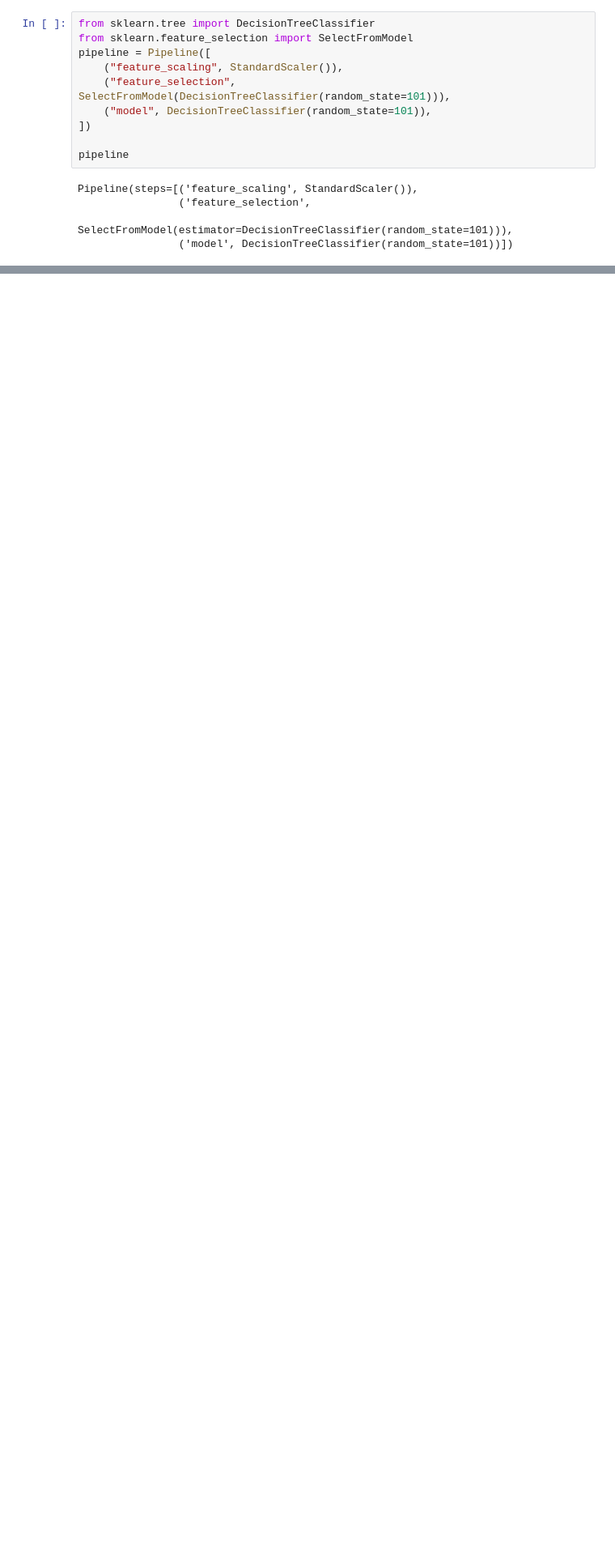
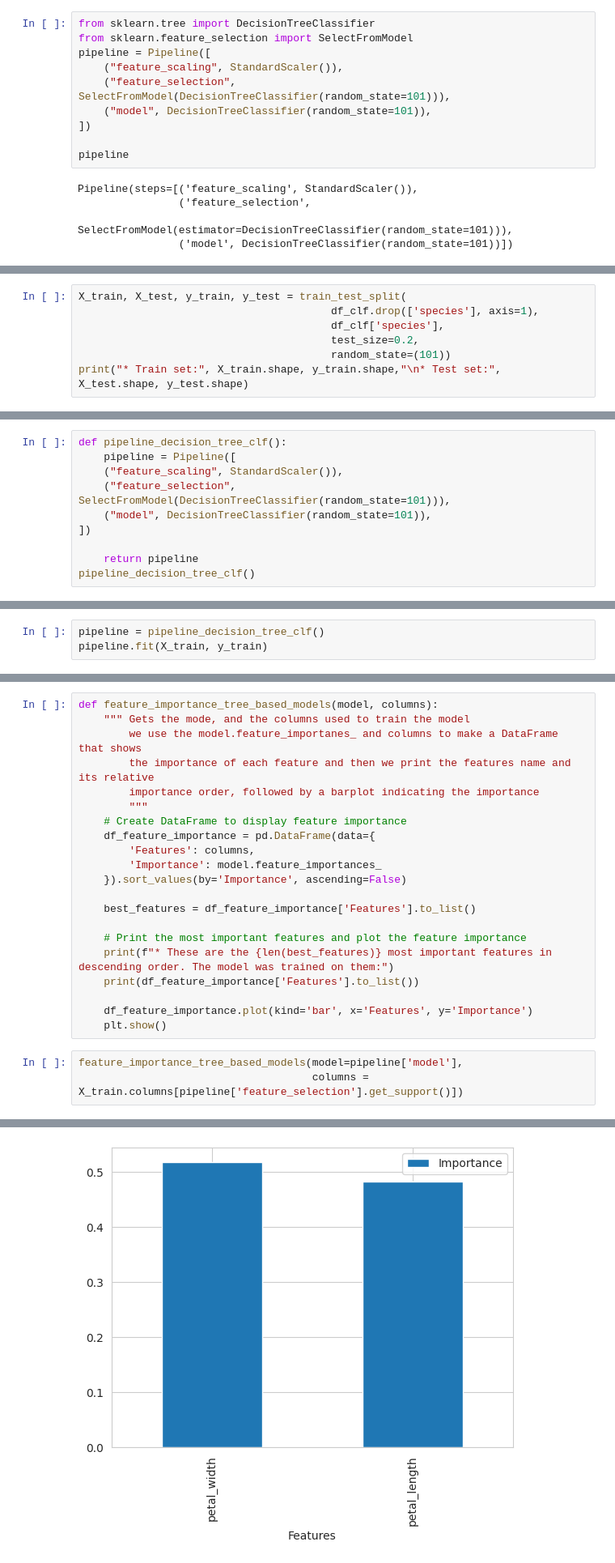
Before and after one commit to Danpr1984/Calculator-, a Jupyter notebook: scikit-learn.ipynb, the cells around one changed output, grey strips where cells are left out. Shown at 81% size. Cells and saved outputs as stored; diff of their text form; blank space fills up the shorter version.

```diff
--- a/scikit-learn.ipynb
+++ b/scikit-learn.ipynb
@@ -148,0 +445,7 @@ Pipeline(steps=[('feature_scaling', StandardScaler()),
+# %%
+X_train, X_test, y_train, y_test = train_test_split(
+                                        df_clf.drop(['species'], axis=1),
+                                        df_clf['species'],
+                                        test_size=0.2,
+                                        random_state=(101))
+print("* Train set:", X_train.shape, y_train.shape,"\n* Test set:", X_test.shape, y_test.shape)
@@ -148,0 +455,10 @@ Pipeline(steps=[('feature_scaling', StandardScaler()),
+# %%
+def pipeline_decision_tree_clf():
+    pipeline = Pipeline([
+    ("feature_scaling", StandardScaler()),
+    ("feature_selection", SelectFromModel(DecisionTreeClassifier(random_state=101))),
+    ("model", DecisionTreeClassifier(random_state=101)),
+])
+
+    return pipeline
+pipeline_decision_tree_clf()
@@ -148,0 +470,3 @@ Pipeline(steps=[('feature_scaling', StandardScaler()),
+# %%
+pipeline = pipeline_decision_tree_clf()
+pipeline.fit(X_train, y_train)
@@ -148,0 +478,25 @@ Pipeline(steps=[('feature_scaling', StandardScaler()),
+# %%
+def feature_importance_tree_based_models(model, columns):
+    """ Gets the mode, and the columns used to train the model
+        we use the model.feature_importanes_ and columns to make a DataFrame that shows
+        the importance of each feature and then we print the features name and its relative
+        importance order, followed by a barplot indicating the importance
+        """
+    # Create DataFrame to display feature importance
+    df_feature_importance = pd.DataFrame(data={
+        'Features': columns,
+        'Importance': model.feature_importances_
+    }).sort_values(by='Importance', ascending=False)
+
+    best_features = df_feature_importance['Features'].to_list()
+
+    # Print the most important features and plot the feature importance
+    print(f"* These are the {len(best_features)} most important features in descending order. The model was trained on them:")
+    print(df_feature_importance['Features'].to_list())
+
+    df_feature_importance.plot(kind='bar', x='Features', y='Importance')
+    plt.show()
+# %%
+feature_importance_tree_based_models(model=pipeline['model'],
+                                     columns = X_train.columns[pipeline['feature_selection'].get_support()])
+# %% [output]
@@ -148,0 +505 @@ Pipeline(steps=[('feature_scaling', StandardScaler()),
+[figure, added]
```
Also changed, not shown: parts of 55 cells of this notebook, 2 other files.
